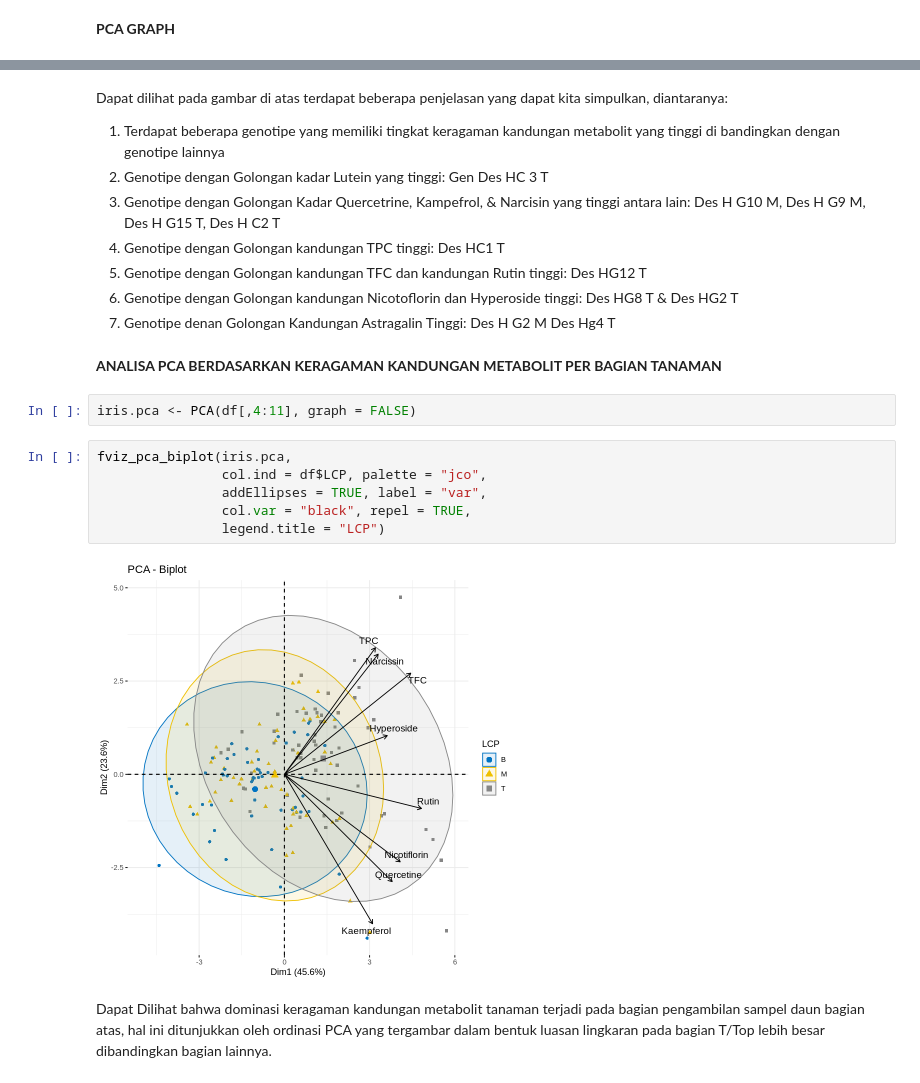
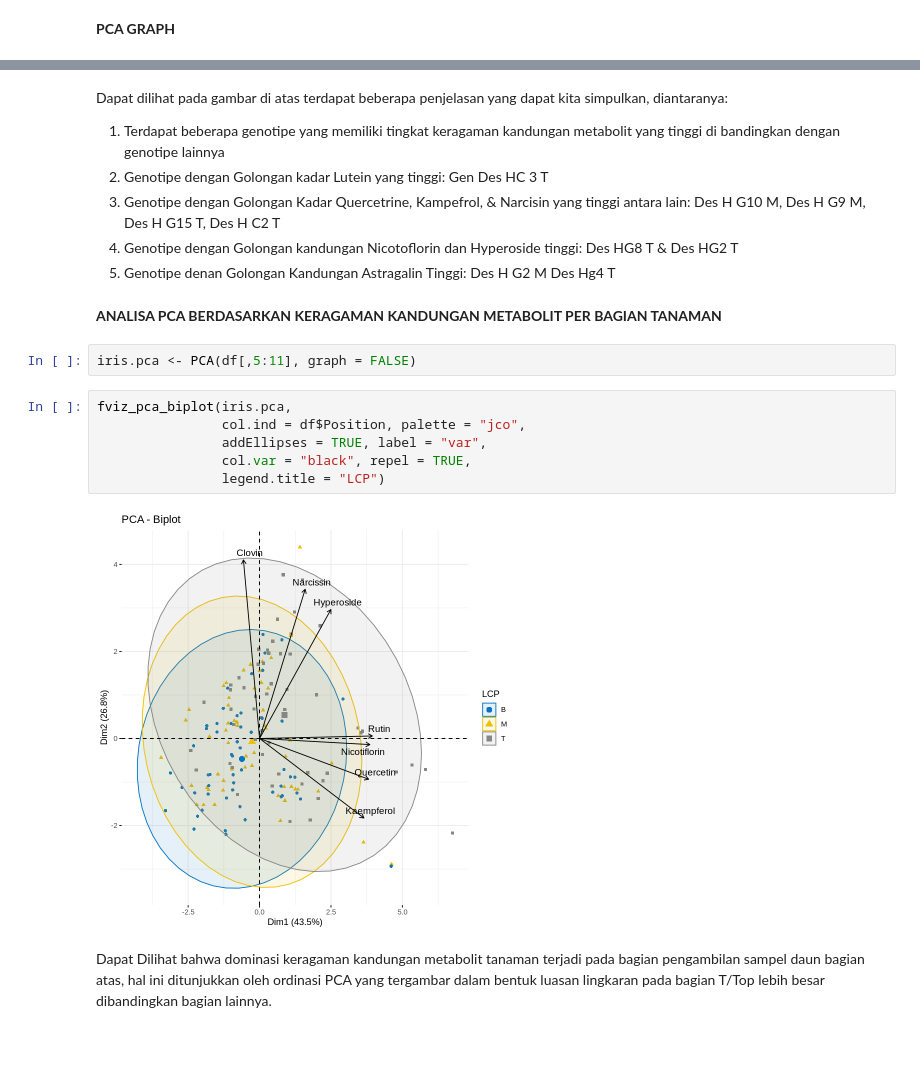
Before and after one commit to andrewrudnell/Data-analytic-Pak-Agung-, a Jupyter notebook: Data_pak_Agung_Metabolobic_Analytic_(TPC_TFC).ipynb, the cells around one changed output, grey strips where cells are left out. Drawn from its saved outputs; the diff is of its cells as text; blank space fills up the shorter version.

```diff
--- a/Data_pak_Agung_Metabolobic_Analytic_(TPC_TFC).ipynb
+++ b/Data_pak_Agung_Metabolobic_Analytic_(TPC_TFC).ipynb
@@ -149,22 +152,20 @@ Dapat dilihat pada gambar di atas terdapat beberapa penjelasan yang dapat kita s
 1. Terdapat beberapa genotipe yang memiliki tingkat keragaman kandungan metabolit yang tinggi di bandingkan dengan genotipe lainnya
 2. Genotipe dengan Golongan kadar Lutein yang tinggi: Gen Des HC 3 T
 3. Genotipe dengan Golongan Kadar Quercetrine, Kampefrol, & Narcisin yang tinggi antara lain:  Des H G10 M, Des H G9 M, Des H G15 T, Des H C2 T
-4. Genotipe dengan Golongan kandungan TPC tinggi: Des HC1 T
-5. Genotipe dengan Golongan kandungan TFC dan kandungan Rutin tinggi: Des HG12 T
-6. Genotipe dengan Golongan kandungan Nicotoflorin dan Hyperoside tinggi: Des HG8 T & Des HG2 T
-7. Genotipe denan Golongan Kandungan Astragalin Tinggi: Des H G2 M Des Hg4 T
+5. Genotipe dengan Golongan kandungan Nicotoflorin dan Hyperoside tinggi: Des HG8 T & Des HG2 T
+6. Genotipe denan Golongan Kandungan Astragalin Tinggi: Des H G2 M Des Hg4 T
 # %% [markdown]
 **ANALISA PCA BERDASARKAN KERAGAMAN KANDUNGAN METABOLIT PER BAGIAN TANAMAN**
 # %%
-iris.pca <- PCA(df[,4:11], graph = FALSE)
+iris.pca <- PCA(df[,5:11], graph = FALSE)
 # %%
 fviz_pca_biplot(iris.pca,
-                col.ind = df$LCP, palette = "jco",
+                col.ind = df$Position, palette = "jco",
                 addEllipses = TRUE, label = "var",
                 col.var = "black", repel = TRUE,
                 legend.title = "LCP")
 # %% [output]
-[figure, old version]
+[figure, new version]
 # %% [markdown]
 Dapat Dilihat bahwa dominasi keragaman kandungan metabolit tanaman terjadi pada bagian pengambilan sampel daun bagian atas, hal ini ditunjukkan oleh ordinasi PCA yang tergambar dalam bentuk luasan lingkaran pada bagian T/Top lebih besar dibandingkan bagian lainnya.
 # %% [markdown]
```
Also changed, not shown: parts of 16 cells of this notebook.
